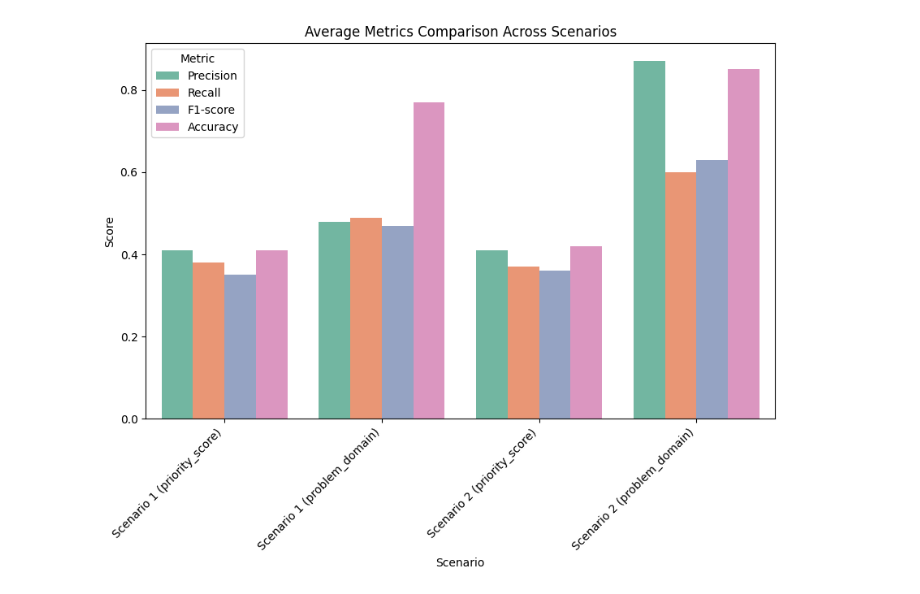
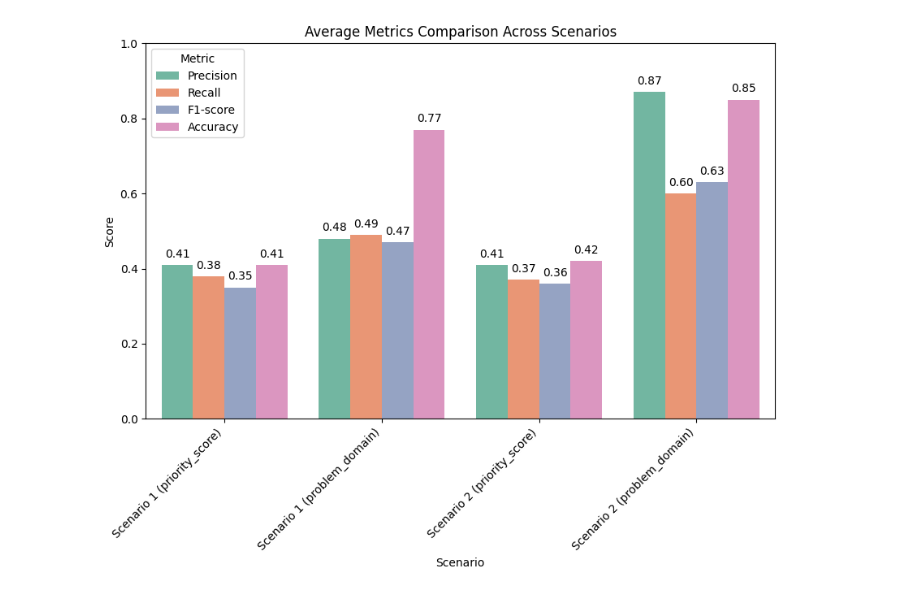
Before and after one commit to yehezkielgunawan/thesis-risk-classification, a Jupyter notebook: Visualize_Data.ipynb, the cells around one changed output. Drawn from its saved outputs; the diff is of its cells as text; code cells hidden in the pictures.

Commit message:
Update visualization

```diff
--- a/Visualize_Data.ipynb
+++ b/Visualize_Data.ipynb
@@ -3,29 +3,36 @@
 # %%
 import pandas as pd
 import matplotlib.pyplot as plt
 import seaborn as sns
 
 # Average metrics data
 data = {
     "Scenario": ["Scenario 1 (priority_score)", "Scenario 1 (problem_domain)", "Scenario 2 (priority_score)", "Scenario 2 (problem_domain)"],
     "Precision": [0.41, 0.48, 0.41, 0.87],
     "Recall": [0.38, 0.49, 0.37, 0.60],
     "F1-score": [0.35, 0.47, 0.36, 0.63],
     "Accuracy": [0.41, 0.77, 0.42, 0.85]
 }
 
 # Create a DataFrame from the data
 df = pd.DataFrame(data)
 
 # Melt the DataFrame for easier visualization
 df_melted = pd.melt(df, id_vars="Scenario", var_name="Metric", value_name="Value")
 
 # Plotting
 plt.figure(figsize=(10, 6))
 sns.barplot(x="Scenario", y="Value", hue="Metric", data=df_melted, palette="Set2")
+
+# Annotate bars with exact values
+for index, row in df.iterrows():
+    for i, metric in enumerate(["Precision", "Recall", "F1-score", "Accuracy"]):
+        plt.text(index + i * 0.2 - 0.3, row[metric] + 0.02, f"{row[metric]:.2f}", ha='center')
+
 plt.title('Average Metrics Comparison Across Scenarios')
 plt.ylabel('Score')
 plt.xticks(rotation=45, ha="right")
+plt.ylim(0, 1)  # Set y-axis limit to ensure annotations are visible
 plt.show()
 # %% [output]
-[figure, old version]
+[figure, new version]
```
